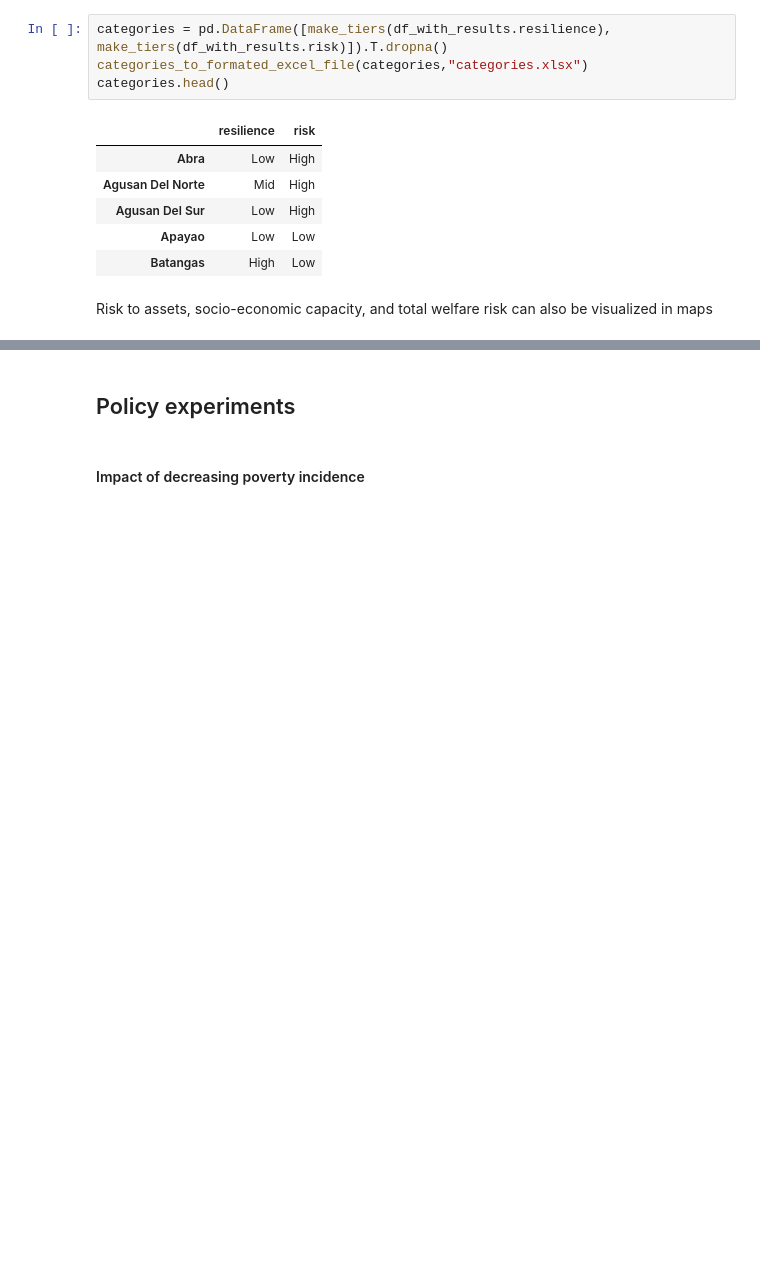
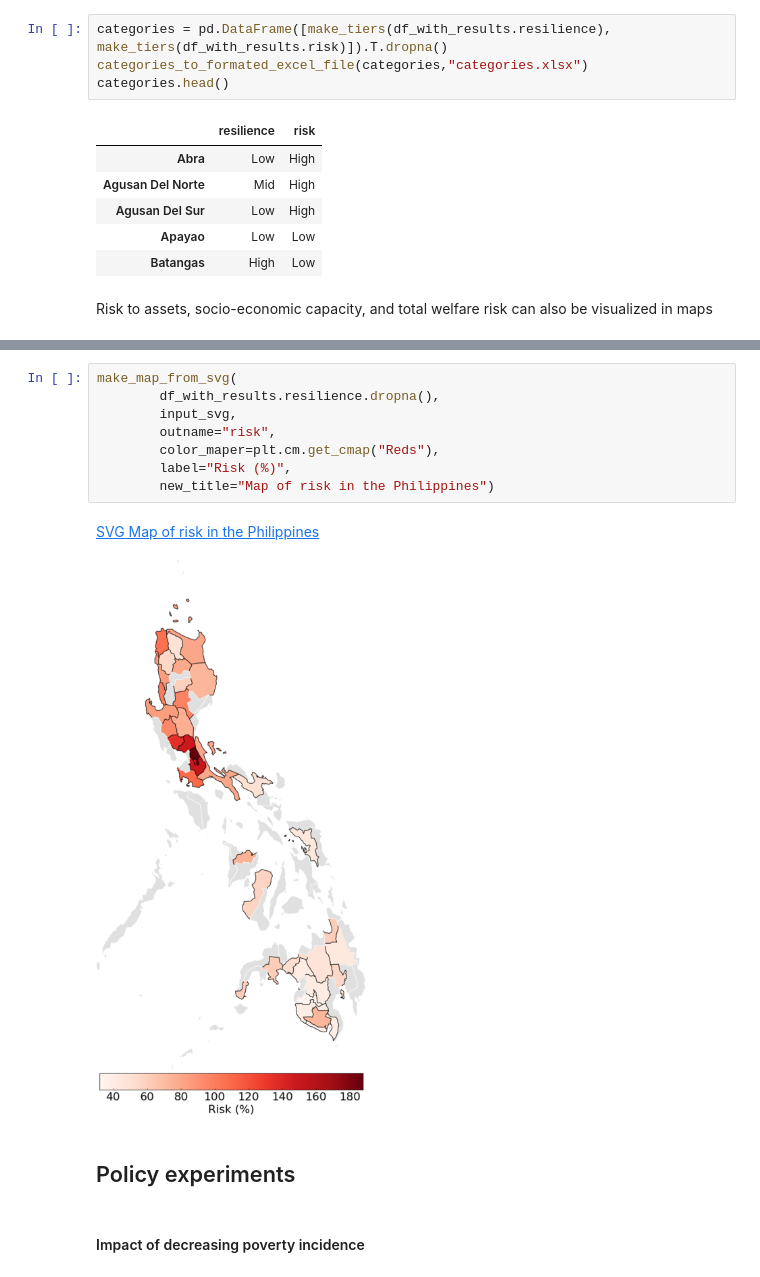
Before and after one commit to adrivsh/resilience_indicator_phl, a Jupyter notebook: socio_economic_capacity_demo.ipynb, the cells around one changed output, grey strips where cells are left out. Drawn from its saved outputs; the diff is of its cells as text; blank space fills up the shorter version.

```diff
--- a/socio_economic_capacity_demo.ipynb
+++ b/socio_economic_capacity_demo.ipynb
@@ -172,3 +185,14 @@ Image("map_and_legend_of_resilience.png",width=400)
+# %%
+make_map_from_svg(
+        df_with_results.resilience.dropna(),
+        input_svg,
+        outname="risk",
+        color_maper=plt.cm.get_cmap("Reds"),
+        label="Risk (%)",
+        new_title="Map of risk in the Philippines")
+# %% [output]
+SVG Map of risk in the Philippines
+[figure, added]
 # %% [markdown]
 ## Policy experiments
 # %% [markdown]
```
Also changed, not shown: parts of 7 cells of this notebook, 2 other files.
